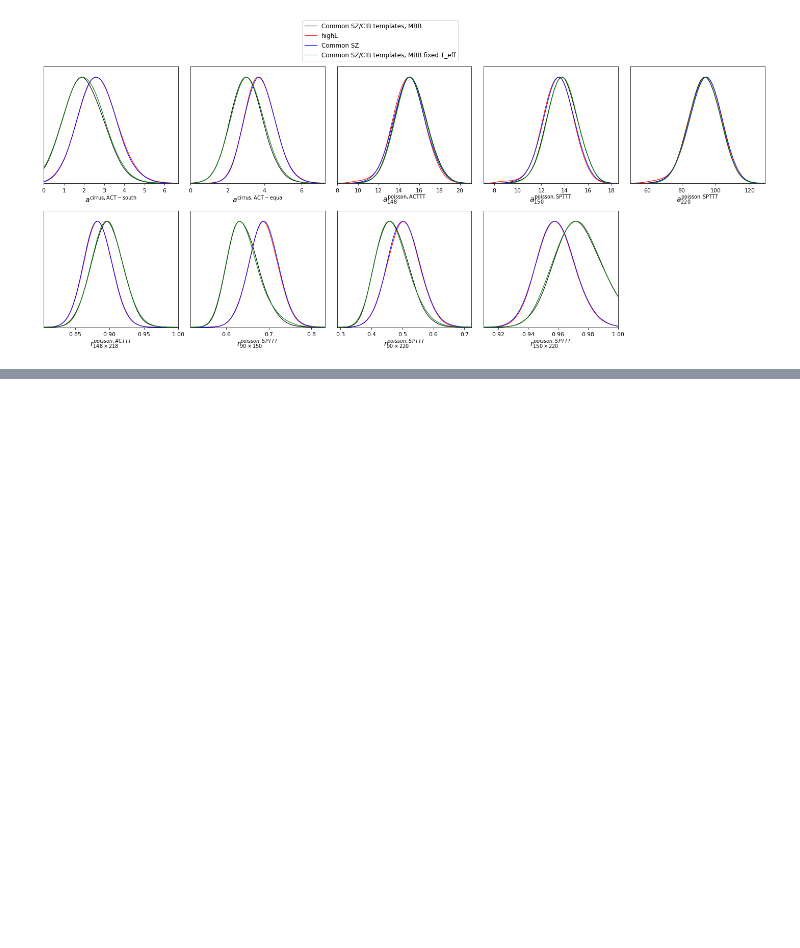
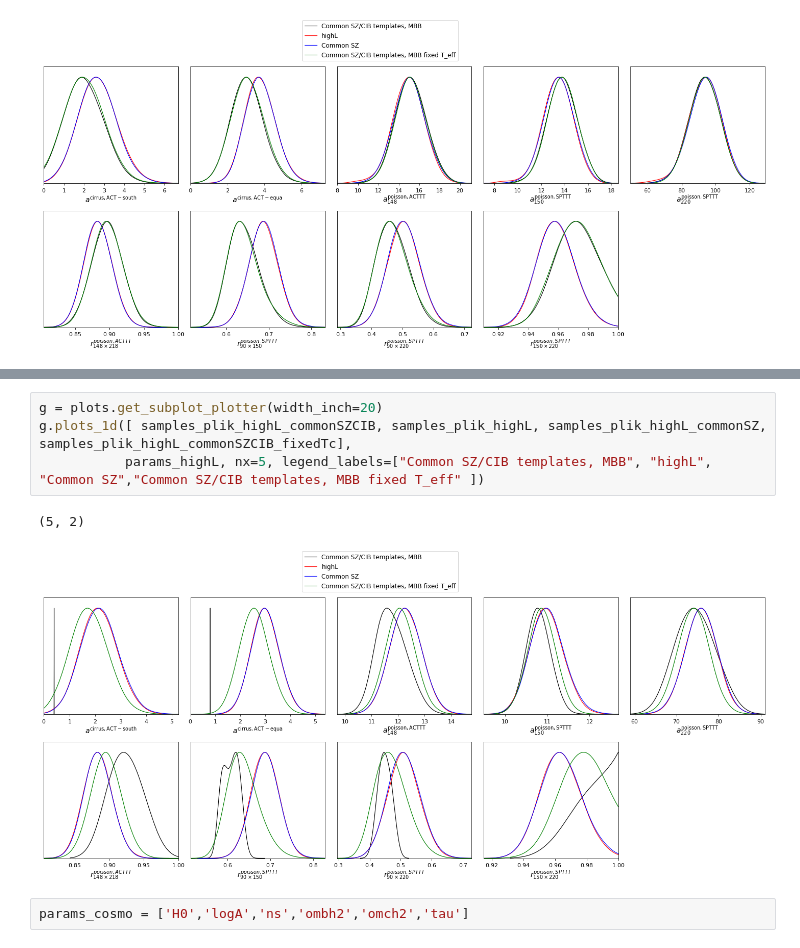
Before and after one commit to beringueb/DR6_fgmodels, a Jupyter notebook: notebooks/Plots.ipynb, the cells around one changed output, grey strips where cells are left out. Saved outputs shown, nothing was run; the diff lists cells and outputs as text; blank space fills up the shorter version.

```diff
--- a/notebooks/Plots.ipynb
+++ b/notebooks/Plots.ipynb
@@ -66,0 +90,9 @@ g.plots_1d([ samples_highL_commonSZCIB, samples_highL, samples_highL_commonSZ, s
+# %%
+g = plots.get_subplot_plotter(width_inch=20)
+g.plots_1d([ samples_plik_highL_commonSZCIB, samples_plik_highL, samples_plik_highL_commonSZ, samples_plik_highL_commonSZCIB_fixedTc],
+           params_highL, nx=5, legend_labels=["Common SZ/CIB templates, MBB", "highL", "Common SZ","Common SZ/CIB templates, MBB fixed T_eff" ])
+# %% [output]
+(5, 2)
+[figure, added]
+# %%
+params_cosmo = ['H0','logA','ns','ombh2','omch2','tau']
```
Also changed, not shown: parts of 4 cells of this notebook, 35 other files.
